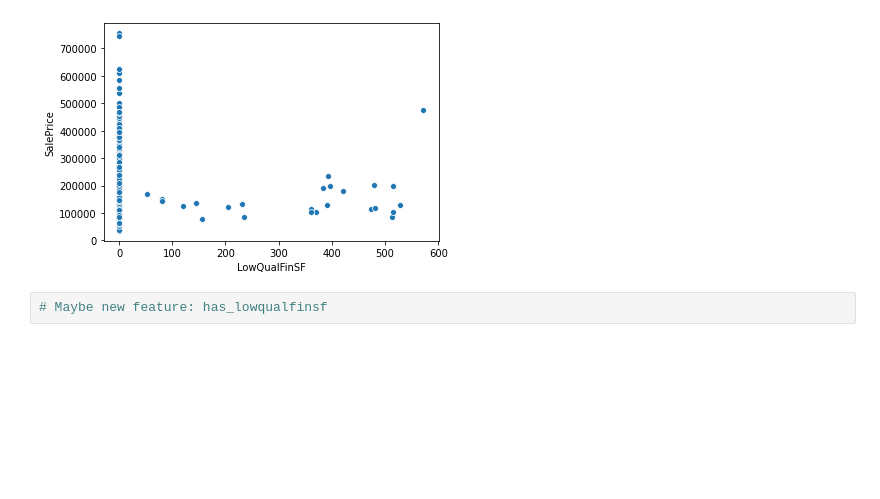
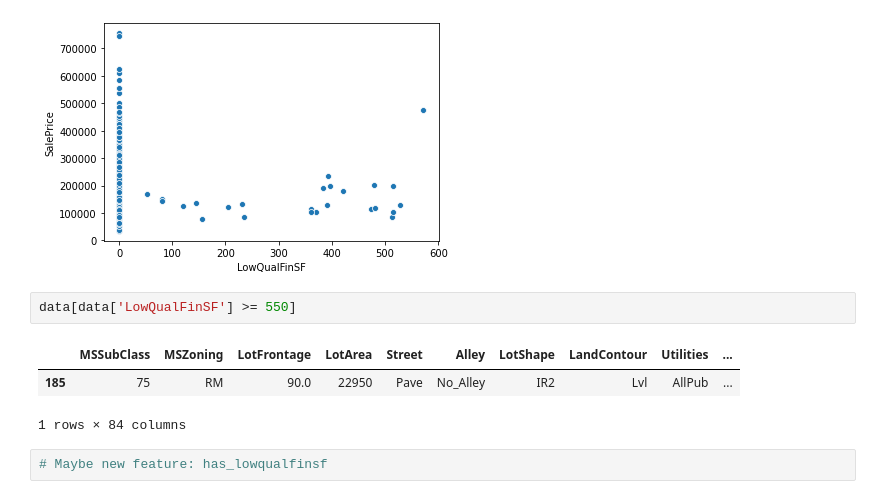
Before and after one commit to zrrddd/House_Prices, a Jupyter notebook: EDA.ipynb, the cells around one changed output. Drawn from its saved outputs; the diff is of its cells as text; blank space fills up the shorter version.

```diff
--- a/EDA.ipynb
+++ b/EDA.ipynb
@@ -1216,6 +1303,12 @@ sns.scatterplot(data['LowQualFinSF'], data['SalePrice'])
 # %% [output]
 <AxesSubplot:xlabel='LowQualFinSF', ylabel='SalePrice'>
 [figure]
+# %%
+data[data['LowQualFinSF'] >= 550]
+# %% [output]
+|  | MSSubClass | MSZoning | LotFrontage | LotArea | Street | Alley | LotShape | LandContour | Utilities | ... |
+| 185 | 75 | RM | 90.0 | 22950 | Pave | No_Alley | IR2 | Lvl | AllPub | ... |
+1 rows × 84 columns
 # %%
 # Maybe new feature: has_lowqualfinsf
 # %% [markdown]
```
Also changed, not shown: parts of 24 cells of this notebook, 1 other file.
